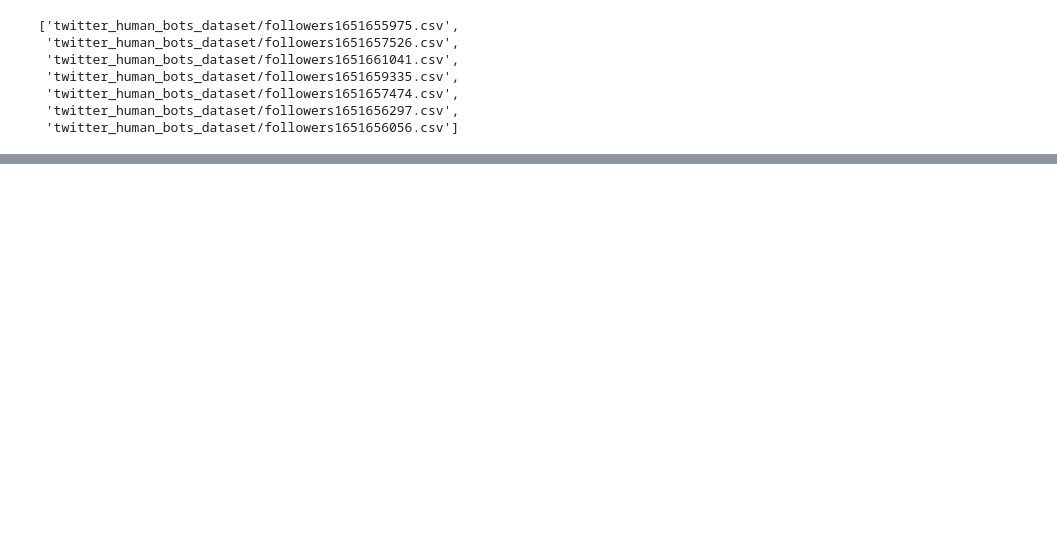
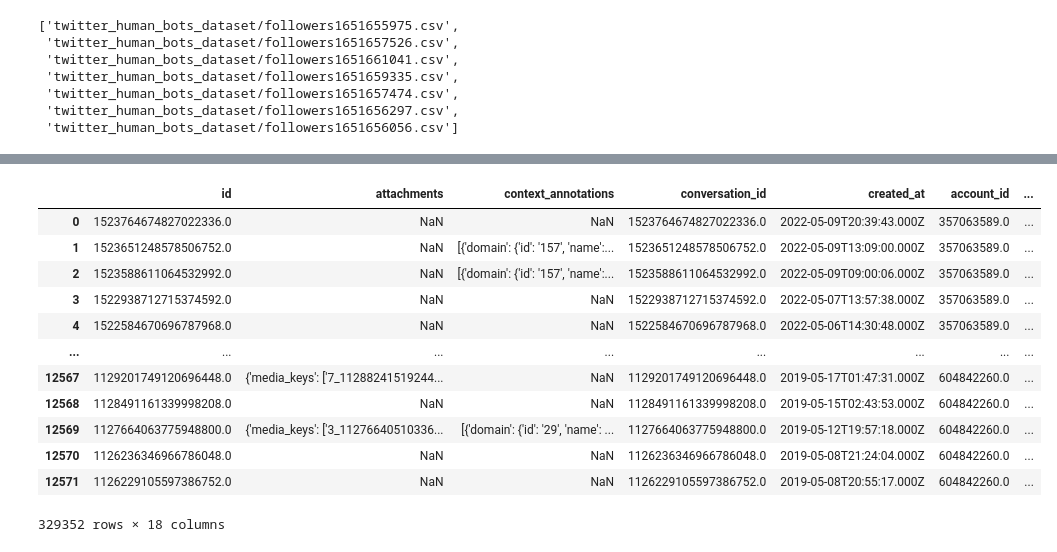
Before and after one commit to orlysk/TwitterBotsProject, a Jupyter notebook: merge_csvs.ipynb, the cells around one changed output, grey strips where cells are left out. Cells and saved outputs as stored; diff of their text form; code cells hidden in the pictures; blank space fills up the shorter version.

```diff
--- a/merge_csvs.ipynb
+++ b/merge_csvs.ipynb
@@ -74,0 +242,20 @@ tweets_files
+# %%
+twitter_human_bots_dataset_path = "twitter_human_bots_dataset/tweets120522.csv"
+twitter_human_bots_data = pandas.read_csv(twitter_human_bots_dataset_path, index_col=0)
+accounts_ids = twitter_human_bots_data.id.astype(str).tolist()
+# %%
+twitter_human_bots_data
+# %% [output]
+|  | id | attachments | context_annotations | conversation_id | created_at | account_id | ... |
+| 0 | 1523764674827022336.0 | NaN | NaN | 1523764674827022336.0 | 2022-05-09T20:39:43.000Z | 357063589.0 | ... |
+| 1 | 1523651248578506752.0 | NaN | [{'domain': {'id': '157', 'name':... | 1523651248578506752.0 | 2022-05-09T13:09:00.000Z | 357063589.0 | ... |
+| 2 | 1523588611064532992.0 | NaN | [{'domain': {'id': '157', 'name':... | 1523588611064532992.0 | 2022-05-09T09:00:06.000Z | 357063589.0 | ... |
+| 3 | 1522938712715374592.0 | NaN | NaN | 1522938712715374592.0 | 2022-05-07T13:57:38.000Z | 357063589.0 | ... |
+| 4 | 1522584670696787968.0 | NaN | NaN | 1522584670696787968.0 | 2022-05-06T14:30:48.000Z | 357063589.0 | ... |
+| ... | ... | ... | ... | ... | ... | ... | ... |
+| 12567 | 1129201749120696448.0 | {'media_keys': ['7_11288241519244... | NaN | 1129201749120696448.0 | 2019-05-17T01:47:31.000Z | 604842260.0 | ... |
+| 12568 | 1128491161339998208.0 | NaN | NaN | 1128491161339998208.0 | 2019-05-15T02:43:53.000Z | 604842260.0 | ... |
+| 12569 | 1127664063775948800.0 | {'media_keys': ['3_11276640510336... | [{'domain': {'id': '29', 'name': ... | 1127664063775948800.0 | 2019-05-12T19:57:18.000Z | 604842260.0 | ... |
+| 12570 | 1126236346966786048.0 | NaN | NaN | 1126236346966786048.0 | 2019-05-08T21:24:04.000Z | 604842260.0 | ... |
+| 12571 | 1126229105597386752.0 | NaN | NaN | 1126229105597386752.0 | 2019-05-08T20:55:17.000Z | 604842260.0 | ... |
+329352 rows × 18 columns
```
Also changed, not shown: parts of 39 cells of this notebook, 6 other files.
